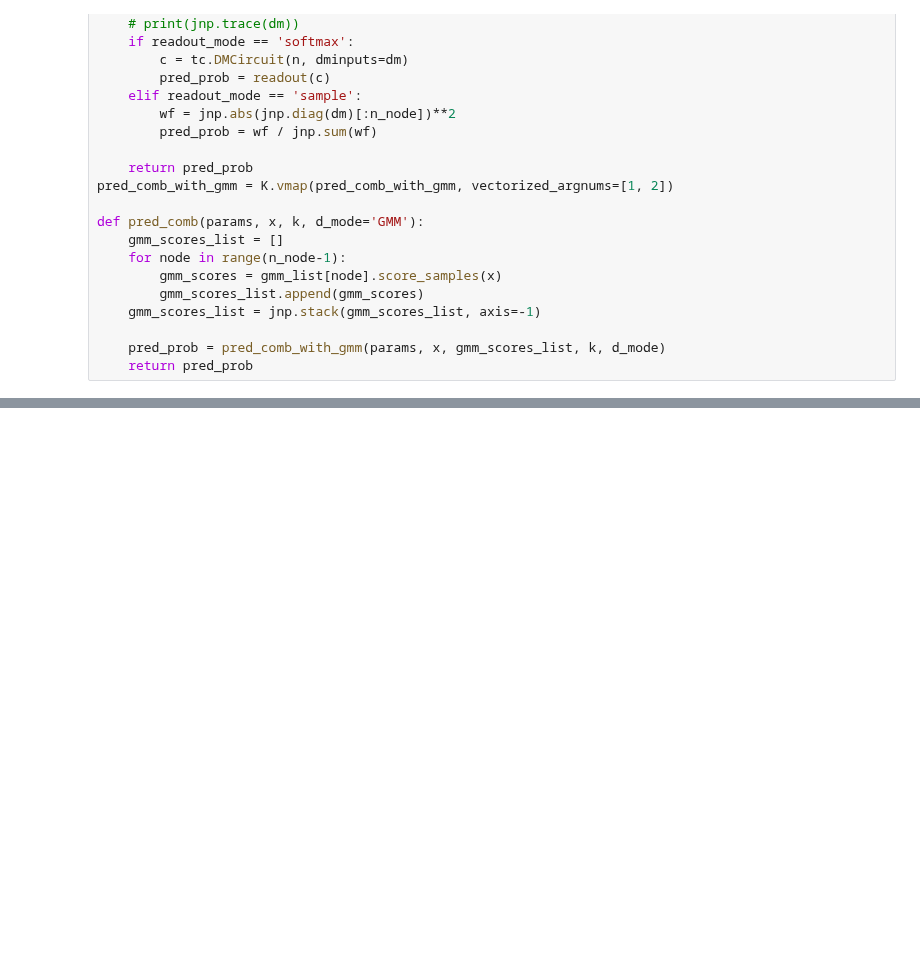
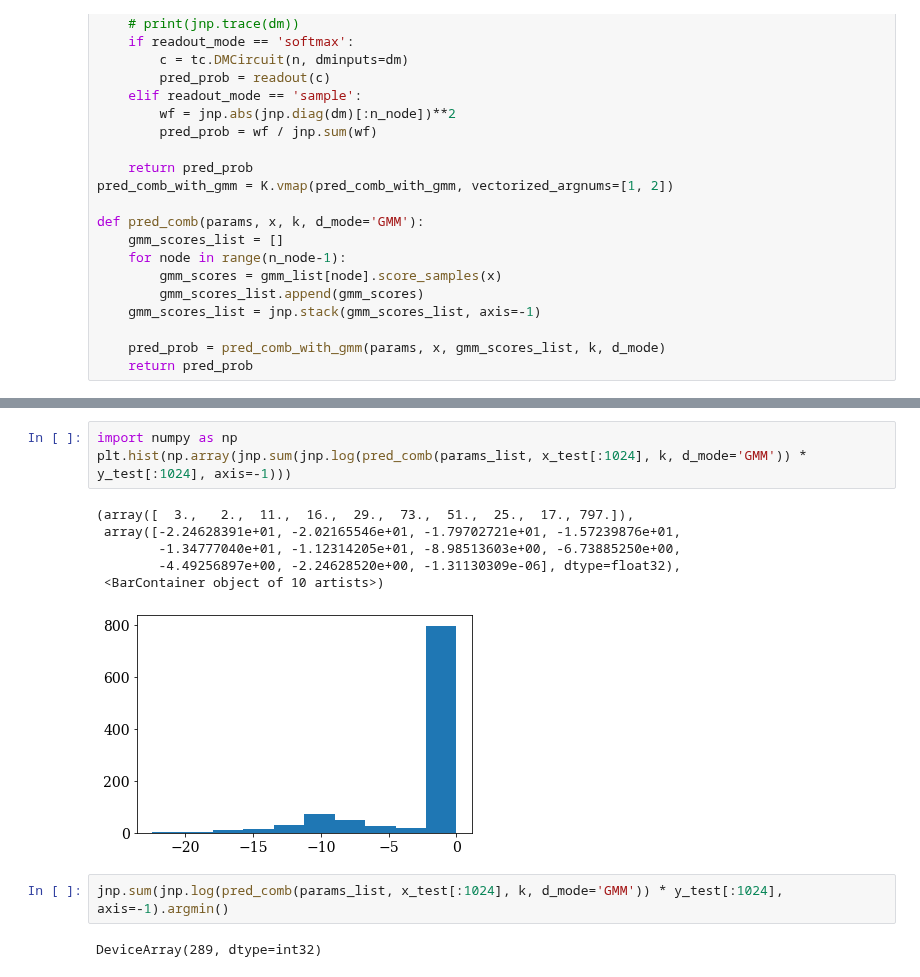
Before and after one commit to haimengzhao/quantum-fed-infer, a Jupyter notebook: qFedInf.ipynb, the cells around one changed output, grey strips where cells are left out. Saved outputs shown, nothing was run; the diff lists cells and outputs as text; blank space fills up the shorter version.

```diff
--- a/qFedInf.ipynb
+++ b/qFedInf.ipynb
@@ -425,0 +430,14 @@ DeviceArray(0.05615409, dtype=float32)
+# %%
+import numpy as np
+plt.hist(np.array(jnp.sum(jnp.log(pred_comb(params_list, x_test[:1024], k, d_mode='GMM')) * y_test[:1024], axis=-1)))
+# %% [output]
+(array([  3.,   2.,  11.,  16.,  29.,  73.,  51.,  25.,  17., 797.]),
+ array([-2.24628391e+01, -2.02165546e+01, -1.79702721e+01, -1.57239876e+01,
+        -1.34777040e+01, -1.12314205e+01, -8.98513603e+00, -6.73885250e+00,
+        -4.49256897e+00, -2.24628520e+00, -1.31130309e-06], dtype=float32),
+ <BarContainer object of 10 artists>)
+[figure, added]
+# %%
+jnp.sum(jnp.log(pred_comb(params_list, x_test[:1024], k, d_mode='GMM')) * y_test[:1024], axis=-1).argmin()
+# %% [output]
+DeviceArray(289, dtype=int32)
```
Also changed, not shown: parts of 16 cells of this notebook, 5 other files.
